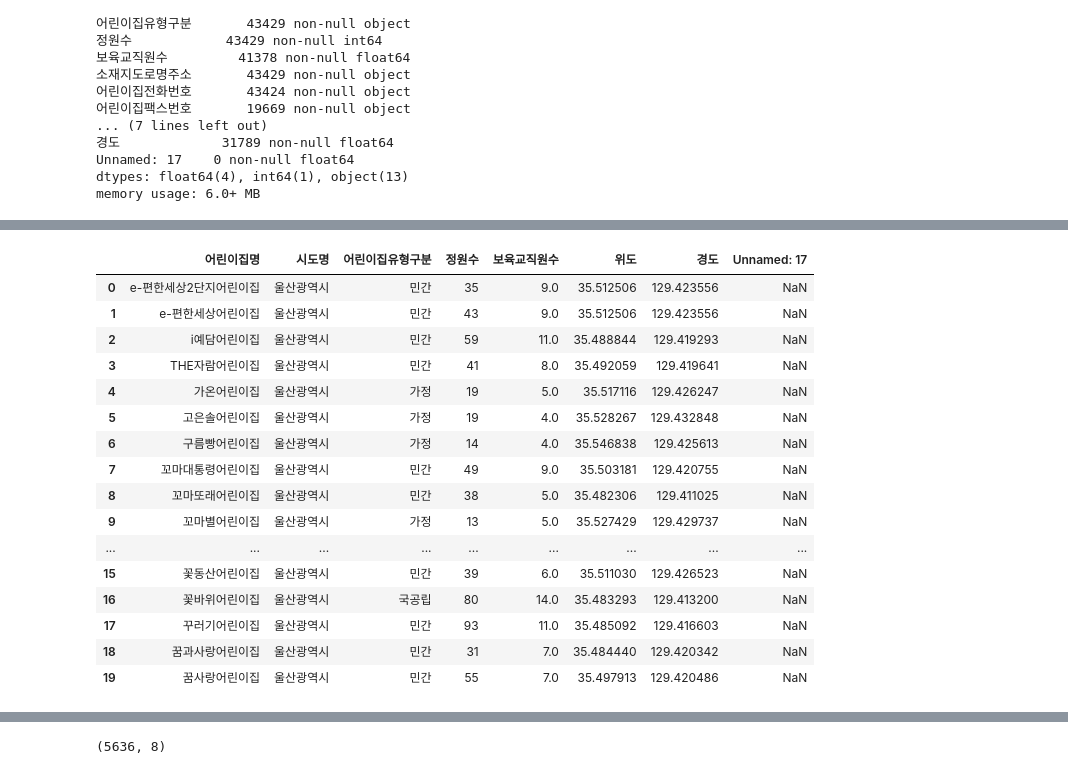
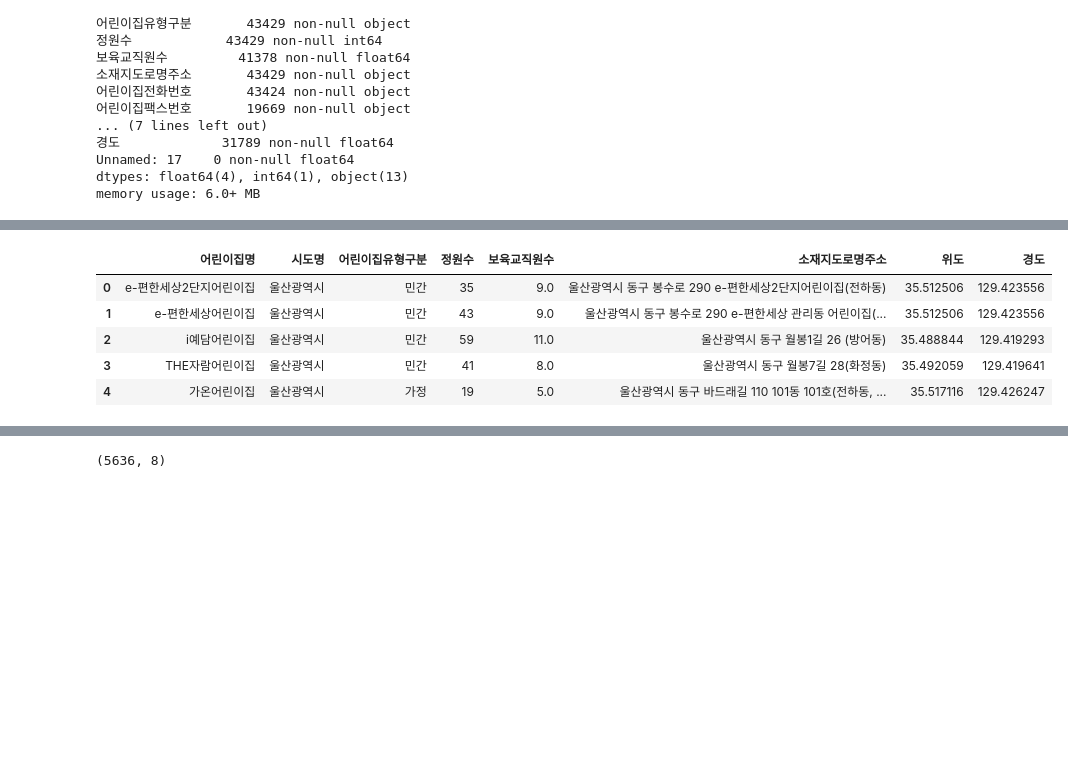
Before and after one commit to yooseonghwan/OpenDataWrangling, a Jupyter notebook: 전국어린이집표준데이터.ipynb, the cells around one changed output, grey strips where cells are left out. Saved outputs shown, nothing was run; the diff lists cells and outputs as text; code cells hidden in the pictures; blank space fills up the shorter version.

```diff
--- a/전국어린이집표준데이터.ipynb
+++ b/전국어린이집표준데이터.ipynb
@@ -97,14 +97,14 @@ Unnamed: 17    0 non-null float64
 dtypes: float64(4), int64(1), object(13)
 memory usage: 6.0+ MB
 # %%
-pre_sale_clean = pre_sale.drop(columns=['어린이집팩스번호','소재지도로명주소','어린이집전화번호','시군구명','보육실수','놀이터수','홈페이지주소','어린이집팩스번호','CCTV설치수','데이터기준일자','소재지도로명주소','통학차량운영여부','Unnamed: 17'])
+pre_sale_clean = pre_sale.drop(columns=['어린이집팩스번호','어린이집전화번호','시군구명','보육실수','놀이터수','홈페이지주소','어린이집팩스번호','CCTV설치수','데이터기준일자','통학차량운영여부','Unnamed: 17'])
 
 
-pre_sale_clean2 = pre_sale_clean.drop(columns=[[7]], axix=1)
+#pre_sale_clean2 = pre_sale_clean.drop(columns=[7] , axis= 1)
 
 
-pre_sale_clean2.info()
-pre_sale_clean2.columns
+pre_sale_clean.info()
+pre_sale_clean.columns
 # %% [output]
 <class 'pandas.core.frame.DataFrame'>
 RangeIndex: 43429 entries, 0 to 43428
@@ -126,23 +123,12 @@ Index(['어린이집명', '시도명', '어린이집유형구분', '정원수',
 # %%
-pre_sale_clean.head(20)
+pre_sale_clean.head()
 # %% [output]
-|  | 어린이집명 | 시도명 | 어린이집유형구분 | 정원수 | 보육교직원수 | 위도 | 경도 | Unnamed: 17 |
-| 0 | e-편한세상2단지어린이집 | 울산광역시 | 민간 | 35 | 9.0 | 35.512506 | 129.423556 | NaN |
-| 1 | e-편한세상어린이집 | 울산광역시 | 민간 | 43 | 9.0 | 35.512506 | 129.423556 | NaN |
-| 2 | i예담어린이집 | 울산광역시 | 민간 | 59 | 11.0 | 35.488844 | 129.419293 | NaN |
-| 3 | THE자람어린이집 | 울산광역시 | 민간 | 41 | 8.0 | 35.492059 | 129.419641 | NaN |
-| 4 | 가온어린이집 | 울산광역시 | 가정 | 19 | 5.0 | 35.517116 | 129.426247 | NaN |
-| 5 | 고은솔어린이집 | 울산광역시 | 가정 | 19 | 4.0 | 35.528267 | 129.432848 | NaN |
-| 6 | 구름빵어린이집 | 울산광역시 | 가정 | 14 | 4.0 | 35.546838 | 129.425613 | NaN |
-| 7 | 꼬마대통령어린이집 | 울산광역시 | 민간 | 49 | 9.0 | 35.503181 | 129.420755 | NaN |
-| 8 | 꼬마또래어린이집 | 울산광역시 | 민간 | 38 | 5.0 | 35.482306 | 129.411025 | NaN |
-| 9 | 꼬마별어린이집 | 울산광역시 | 가정 | 13 | 5.0 | 35.527429 | 129.429737 | NaN |
-| ... | ... | ... | ... | ... | ... | ... | ... | ... |
-| 15 | 꽃동산어린이집 | 울산광역시 | 민간 | 39 | 6.0 | 35.511030 | 129.426523 | NaN |
-| 16 | 꽃바위어린이집 | 울산광역시 | 국공립 | 80 | 14.0 | 35.483293 | 129.413200 | NaN |
-| 17 | 꾸러기어린이집 | 울산광역시 | 민간 | 93 | 11.0 | 35.485092 | 129.416603 | NaN |
-| 18 | 꿈과사랑어린이집 | 울산광역시 | 민간 | 31 | 7.0 | 35.484440 | 129.420342 | NaN |
-| 19 | 꿈사랑어린이집 | 울산광역시 | 민간 | 55 | 7.0 | 35.497913 | 129.420486 | NaN |
+|  | 어린이집명 | 시도명 | 어린이집유형구분 | 정원수 | 보육교직원수 | 소재지도로명주소 | 위도 | 경도 |
+| 0 | e-편한세상2단지어린이집 | 울산광역시 | 민간 | 35 | 9.0 | 울산광역시 동구 봉수로 290 e-편한세상2단지어린이집(전하동) | 35.512506 | 129.423556 |
+| 1 | e-편한세상어린이집 | 울산광역시 | 민간 | 43 | 9.0 | 울산광역시 동구 봉수로 290 e-편한세상 관리동 어린이집(... | 35.512506 | 129.423556 |
+| 2 | i예담어린이집 | 울산광역시 | 민간 | 59 | 11.0 | 울산광역시 동구 월봉1길 26 (방어동) | 35.488844 | 129.419293 |
+| 3 | THE자람어린이집 | 울산광역시 | 민간 | 41 | 8.0 | 울산광역시 동구 월봉7길 28(화정동) | 35.492059 | 129.419641 |
+| 4 | 가온어린이집 | 울산광역시 | 가정 | 19 | 5.0 | 울산광역시 동구 바드래길 110 101동 101호(전하동, ... | 35.517116 | 129.426247 |
 # %%
 pre_sale_clean.info()
 # %% [output]
```
Also changed, not shown: parts of 31 cells of this notebook.
